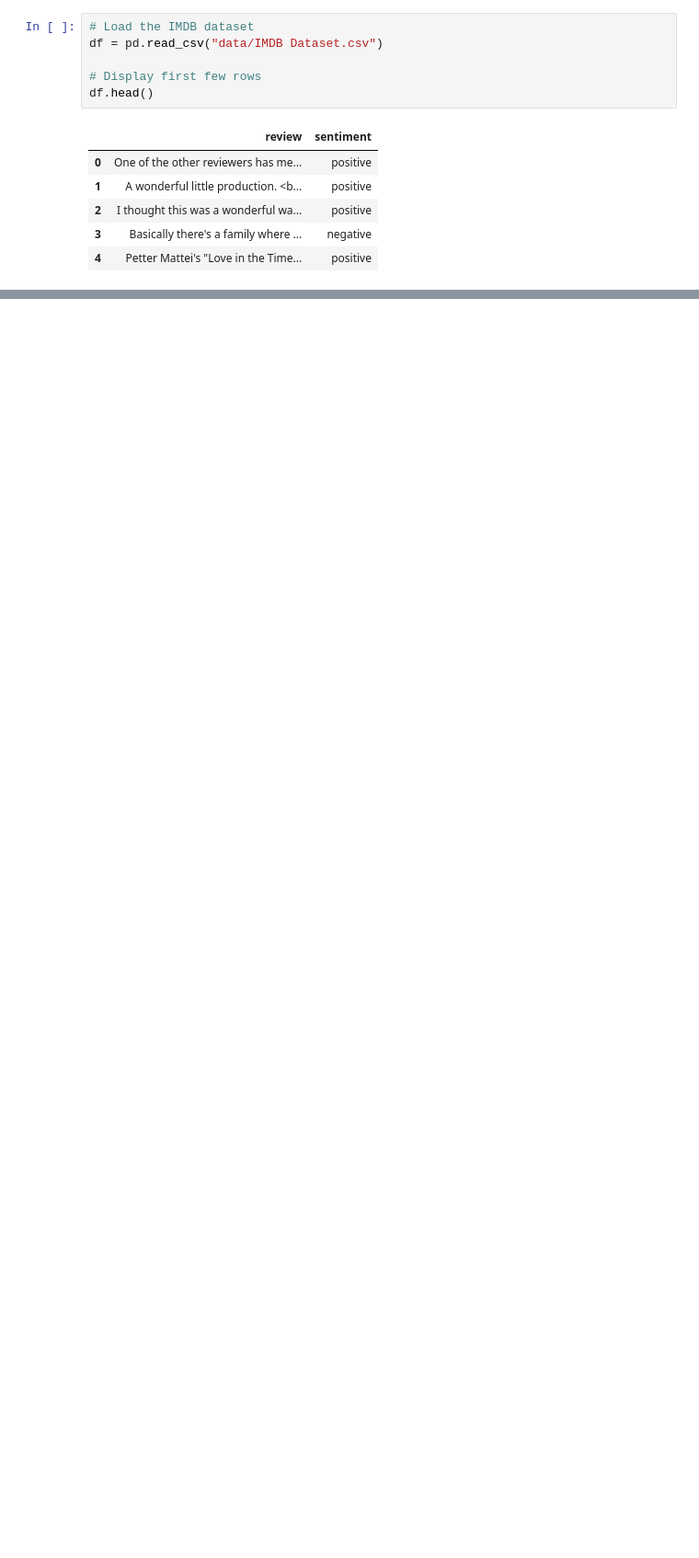
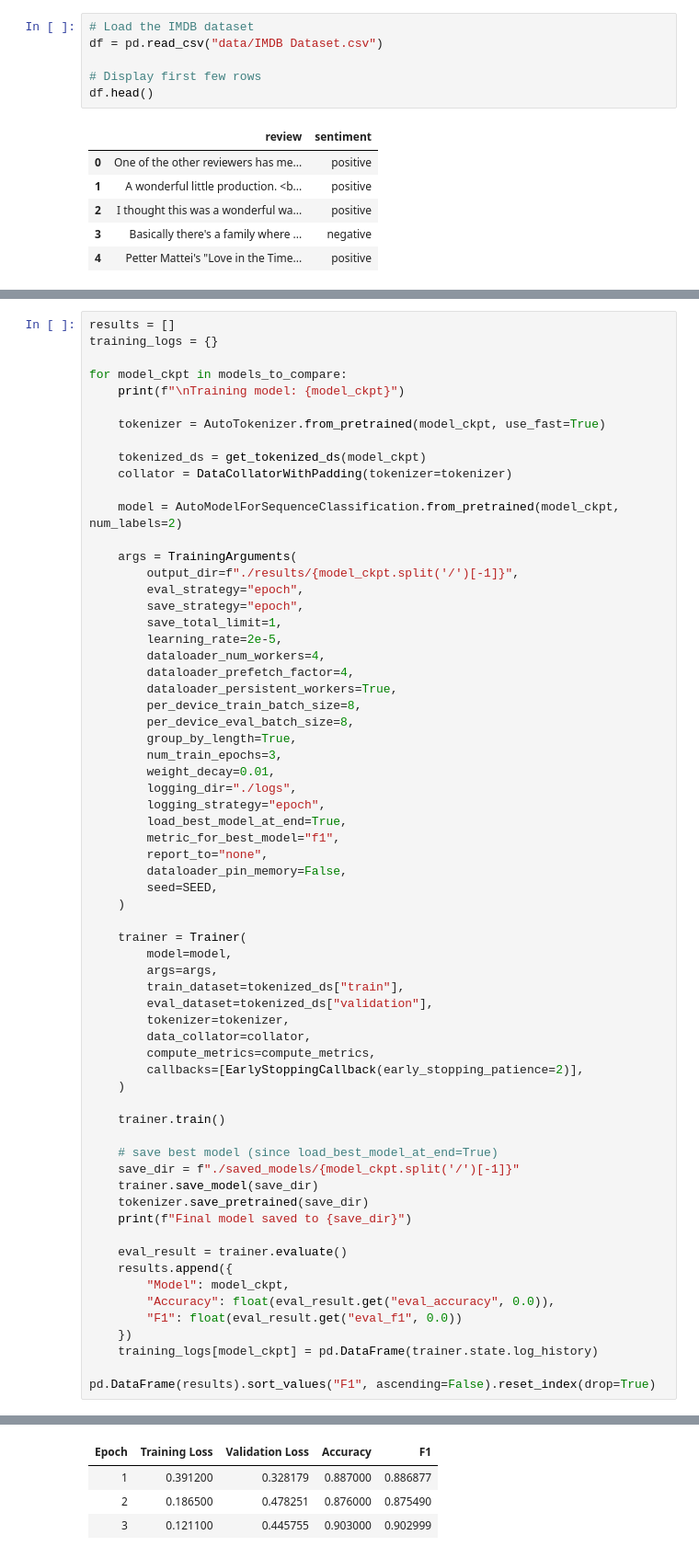
Before and after one commit to jxxsheng/SC4001-NEURAL-NETWORK-AND-DEEP-LEARNING, a Jupyter notebook: Assignment 2/project2.ipynb, the cells around one changed output, grey strips where cells are left out. Shown at 92% size. Drawn from its saved outputs; the diff is of its cells as text; blank space fills up the shorter version.

```diff
--- a/Assignment 2/project2.ipynb
+++ b/Assignment 2/project2.ipynb
@@ -320,0 +376,66 @@ You should probably TRAIN this model on a down-stream task to be able to use it
+# %%
+results = []
+training_logs = {}
+
+for model_ckpt in models_to_compare:
+    print(f"\nTraining model: {model_ckpt}")
+
+    tokenizer = AutoTokenizer.from_pretrained(model_ckpt, use_fast=True)
+
+    tokenized_ds = get_tokenized_ds(model_ckpt)
+    collator = DataCollatorWithPadding(tokenizer=tokenizer)
+
+    model = AutoModelForSequenceClassification.from_pretrained(model_ckpt, num_labels=2)
+
+    args = TrainingArguments(
+        output_dir=f"./results/{model_ckpt.split('/')[-1]}",
+        eval_strategy="epoch",
+        save_strategy="epoch",
+        save_total_limit=1,
+        learning_rate=2e-5,
+        dataloader_num_workers=4,
+        dataloader_prefetch_factor=4,
+        dataloader_persistent_workers=True,
+        per_device_train_batch_size=8,
+        per_device_eval_batch_size=8,
+        group_by_length=True,
+        num_train_epochs=3,
+        weight_decay=0.01,
+        logging_dir="./logs",
+        logging_strategy="epoch",
+        load_best_model_at_end=True,
+        metric_for_best_model="f1",
+        report_to="none",
+        dataloader_pin_memory=False,
+        seed=SEED,
+    )
+
+    trainer = Trainer(
+        model=model,
+        args=args,
+        train_dataset=tokenized_ds["train"],
+        eval_dataset=tokenized_ds["validation"],
+        tokenizer=tokenizer,
+        data_collator=collator,
+        compute_metrics=compute_metrics,
+        callbacks=[EarlyStoppingCallback(early_stopping_patience=2)],
+    )
+
+    trainer.train()
+
+    # save best model (since load_best_model_at_end=True)
+    save_dir = f"./saved_models/{model_ckpt.split('/')[-1]}"
+    trainer.save_model(save_dir)
+    tokenizer.save_pretrained(save_dir)
+    print(f"Final model saved to {save_dir}")
+
+    eval_result = trainer.evaluate()
+    results.append({
+        "Model": model_ckpt,
+        "Accuracy": float(eval_result.get("eval_accuracy", 0.0)),
+        "F1": float(eval_result.get("eval_f1", 0.0))
+    })
+    training_logs[model_ckpt] = pd.DataFrame(trainer.state.log_history)
+
+pd.DataFrame(results).sort_values("F1", ascending=False).reset_index(drop=True)
+# %% [output]
@@ -320,0 +446,4 @@ You should probably TRAIN this model on a down-stream task to be able to use it
+| Epoch | Training Loss | Validation Loss | Accuracy | F1 |
+| 1 | 0.391200 | 0.328179 | 0.887000 | 0.886877 |
+| 2 | 0.186500 | 0.478251 | 0.876000 | 0.875490 |
+| 3 | 0.121100 | 0.445755 | 0.903000 | 0.902999 |
```
Also changed, not shown: parts of 20 cells of this notebook, 31 other files.
